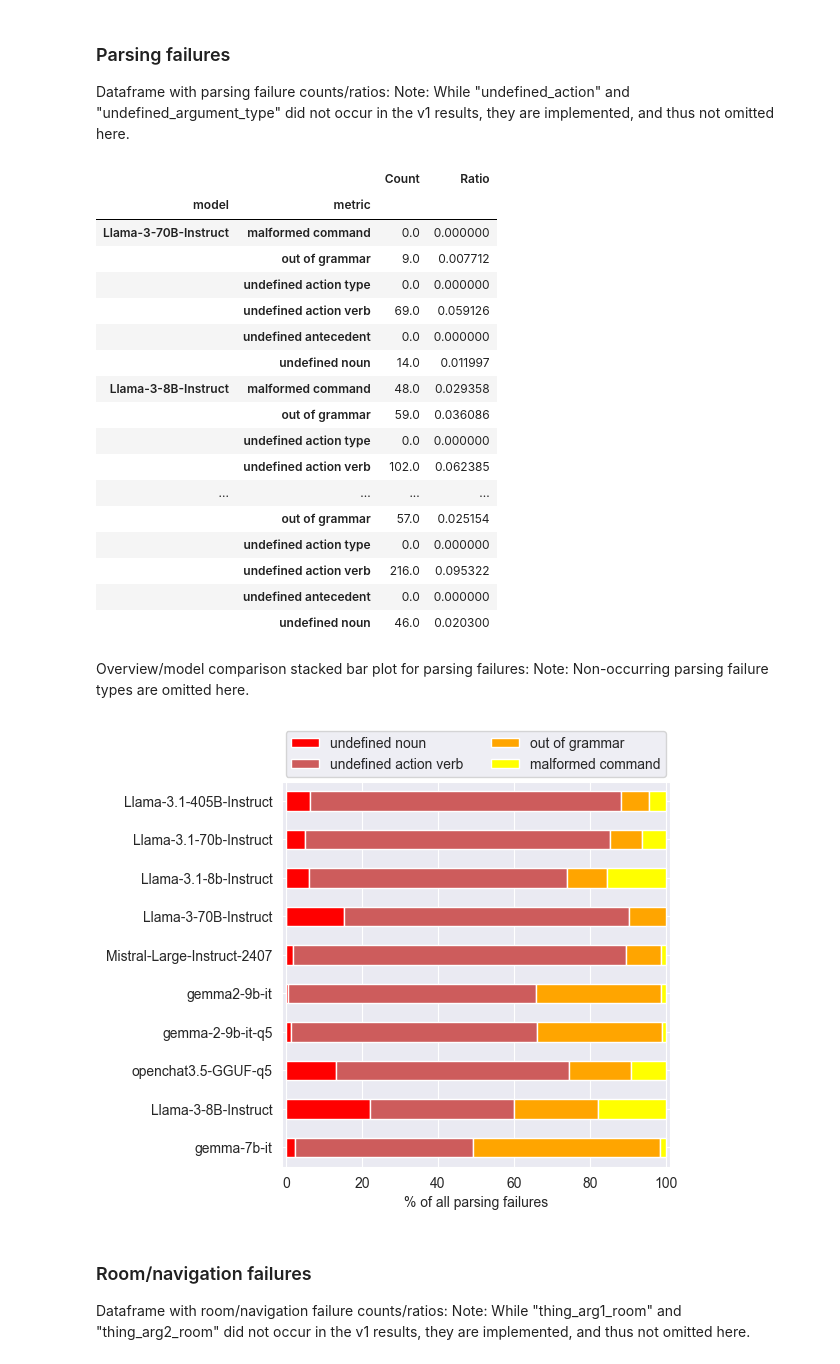
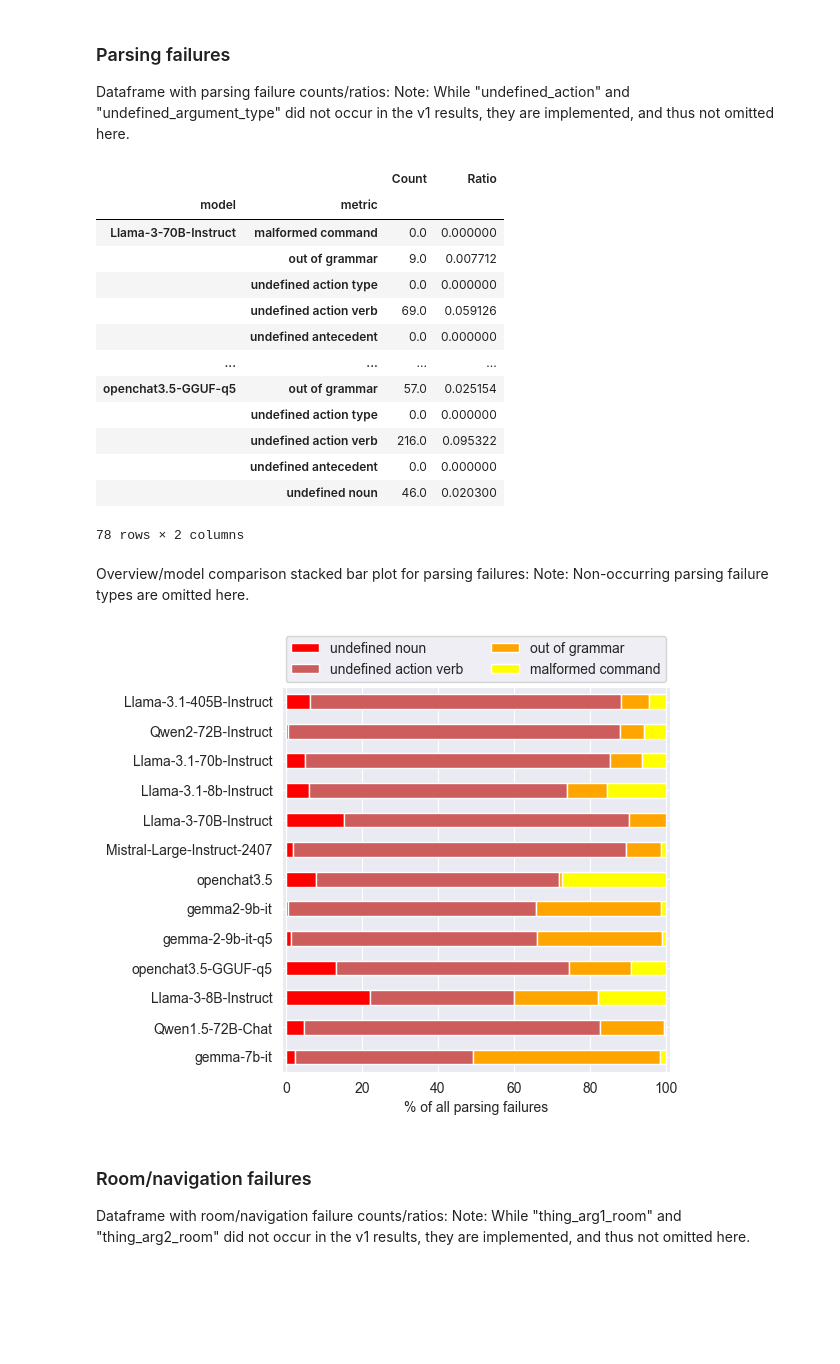
Before and after one commit to Gnurro/clemcore, a Jupyter notebook: adventuregame_eval.ipynb, the cells around one changed output. Saved outputs shown, nothing was run; the diff lists cells and outputs as text; code cells hidden in the pictures; blank space fills up the shorter version.

```diff
--- a/adventuregame_eval.ipynb
+++ b/adventuregame_eval.ipynb
@@ -229,8 +222,8 @@ plt.show()
 # %% [markdown]
 Omit models for which all episodes were aborted due to not following prompted format for detail analysis:
 # %%
-all_abort_models = ["openchat3.5", "Qwen2-72B-Instruct", "Qwen1.5-72B-Chat", "LLaMA2-13B-Tiefighter"]
-game_df = game_df.query('model not in ["openchat3.5", "Qwen2-72B-Instruct", "Qwen1.5-72B-Chat", "LLaMA2-13B-Tiefighter"]')
+all_abort_models = ["LLaMA2-13B-Tiefighter"]
+game_df = game_df.query('model not in ["LLaMA2-13B-Tiefighter"]')
 game_df
 # %% [output]
 |  | game | model | experiment | episode | metric | value |
@@ -404,17 +400,13 @@ parsing_failures_counts
 |  | undefined action type | 0.0 | 0.000000 |
 |  | undefined action verb | 69.0 | 0.059126 |
 |  | undefined antecedent | 0.0 | 0.000000 |
-|  | undefined noun | 14.0 | 0.011997 |
-| Llama-3-8B-Instruct | malformed command | 48.0 | 0.029358 |
-|  | out of grammar | 59.0 | 0.036086 |
-|  | undefined action type | 0.0 | 0.000000 |
-|  | undefined action verb | 102.0 | 0.062385 |
 | ... | ... | ... | ... |
-|  | out of grammar | 57.0 | 0.025154 |
+| openchat3.5-GGUF-q5 | out of grammar | 57.0 | 0.025154 |
 |  | undefined action type | 0.0 | 0.000000 |
 |  | undefined action verb | 216.0 | 0.095322 |
 |  | undefined antecedent | 0.0 | 0.000000 |
 |  | undefined noun | 46.0 | 0.020300 |
+78 rows × 2 columns
 # %%
 parsing_failures_counts.style.format(subset="Count", precision=0).format(subset="Ratio", precision=3).to_latex('results/parsing_failures_table.tex', clines="skip-last;data")
 # %% [markdown]
@@ -423,34 +415,34 @@ Note: Non-occurring parsing failure types are omitted here.
 # %%
 STACK_COLORS = ['red', 'indianred', 'orange', 'yellow']
 
 parse_failures = ["lark_exception", "malformed_command", "undefined_action_verb", "undefined_repr_str"]
 
 df_aux = game_df[game_df.metric.isin(parse_failures)]
 df_aux = df_aux.replace(metric_name_dict)
 
 df_aux = (df_aux.pivot(index=['game', 'model', 'experiment', 'episode'],
                        columns='metric',
                        values='value')
                 .reset_index()
                 .drop(columns=['game', 'experiment', 'episode'])
                 .groupby('model')
                 .sum()
                 .sort_values(axis=1, by='metric', ascending=False))
 percs = 100 * df_aux.div(df_aux.sum(axis=1), axis=0)
-order = clem_df.query('index not in ["openchat3.5", "Qwen2-72B-Instruct", "Qwen1.5-72B-Chat", "LLaMA2-13B-Tiefighter"]').sort_values(by='-, clemscore').index
+order = clem_df.query('index not in ["LLaMA2-13B-Tiefighter"]').sort_values(by='-, clemscore').index
 percs = percs.reindex(order)
 
 percs.plot(kind='barh',
            stacked=True,
            figsize=(5, 5),
            colormap=ListedColormap(STACK_COLORS))
 plt.legend(loc='upper center', bbox_to_anchor=(0.5, 1.15), ncols=2)
 plt.xlabel('% of all parsing failures')
 plt.xlim(-1, 101)
 plt.ylabel('')
 plt.show()
 # %% [output]
-[figure, old version]
+[figure, new version]
 # %% [markdown]
 ### Room/navigation failures
 Dataframe with room/navigation failure counts/ratios:
```
Also changed, not shown: parts of 36 cells of this notebook, 8 other files.
